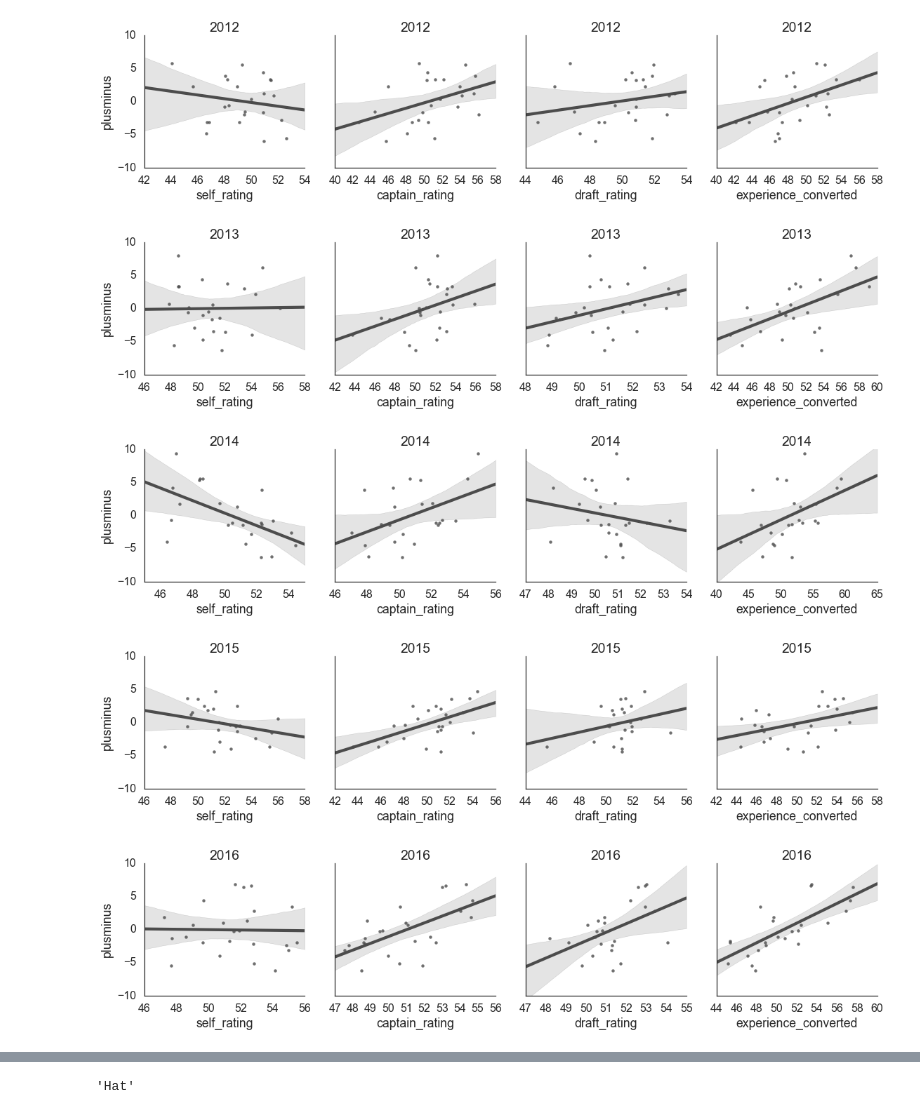
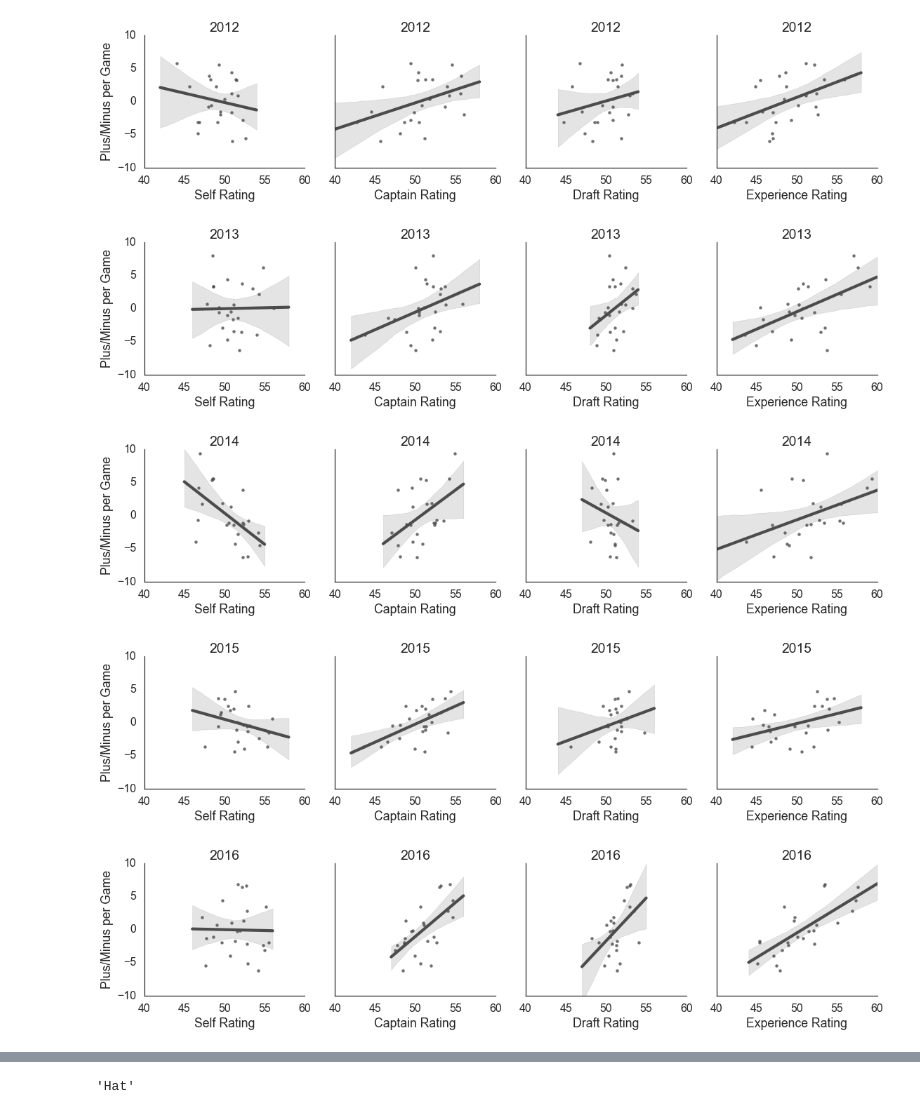
Before and after one commit to rybesh/buda-ratings, a Jupyter notebook: notebooks/Self Ratings.ipynb, the cells around one changed output, grey strips where cells are left out. Saved outputs shown, nothing was run; the diff lists cells and outputs as text; code cells hidden in the pictures.

Commit message:
Save figures.

```diff
--- a/notebooks/Self Ratings.ipynb
+++ b/notebooks/Self Ratings.ipynb
@@ -23,6 +23,8 @@ from tqdm import tqdm
 %aimport scrape_buda
 # %%
 interim_dir = os.path.join(os.getcwd(), os.pardir, 'data', 'interim')
+# %%
+figures_dir = os.path.join(os.getcwd(), os.pardir, 'reports', 'figures')
 # %%
 from scrape_buda import BudaRating
 # %%
@@ -33,6 +35,8 @@ ratings.load_buda(prefix)
 ratings.predicted_rating()
 # %%
 ratings.allteams.to_csv(os.path.join(interim_dir, 'withselfcaptain_ratings.csv'))
+# %%
+ratings.allteams = pd.read_csv(os.path.join(interim_dir, 'withselfcaptain_ratings.csv'))
 # %%
 sns.set_context('poster')
 sns.set_style('white')
@@ -43,9 +47,15 @@ for year in range(2010, 2017):
         (ratings.allteams['divname'] == 'JP Mixed (4/3)')
     okdf = ratings.allteams[index]
     okdf['experience_converted'] = scrape_buda.experience_to_self(okdf['experience_rating'])
-    g = sns.PairGrid(okdf, y_vars=["plusminus"],
-                     x_vars=["self_rating", "captain_rating", "draft_rating", "experience_converted"], size=4)
+    okdf = okdf.rename(columns={'self_rating':'Self Rating',
+                         'captain_rating':'Captain Rating',
+                         'draft_rating':'Draft Rating',
+                         'experience_converted': 'Experience Rating',
+                         'plusminus': 'Plus/Minus per Game'})
+    g = sns.PairGrid(okdf, y_vars=["Plus/Minus per Game"],
+                     x_vars=["Self Rating", "Captain Rating", "Draft Rating", "Experience Rating"], size=4)
     g.map(sns.regplot, color=".3")
 #     plt.title(year)
-    g.set(ylim=(-10, 10), title=year)
+    g.set(ylim=(-10, 10), xlim=(40, 60), title=year)
+    plt.savefig(os.path.join(figures_dir, 'RatingComparison_{}'.format(year)))
 # %% [output]
@@ -54,8 +64,8 @@ for year in range(2010, 2017):
-[figure, old version]
+[figure, new version]
-[figure, old version]
+[figure, new version]
-[figure, old version]
+[figure, new version]
-[figure, old version]
+[figure, new version]
-[figure, old version]
+[figure, new version]
 # %%
 sns.set_context('poster')
 sns.set_style('white')
```
Also changed, not shown: parts of 2 cells of this notebook, 12 other files.
